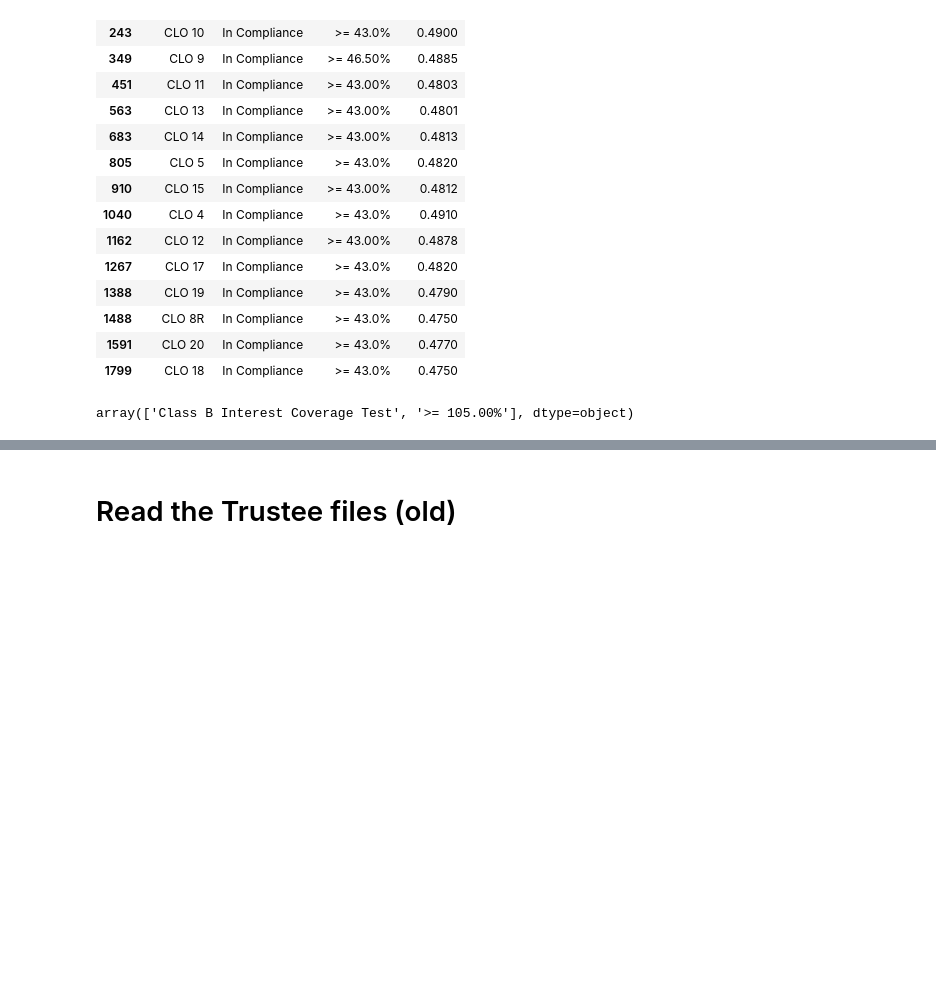
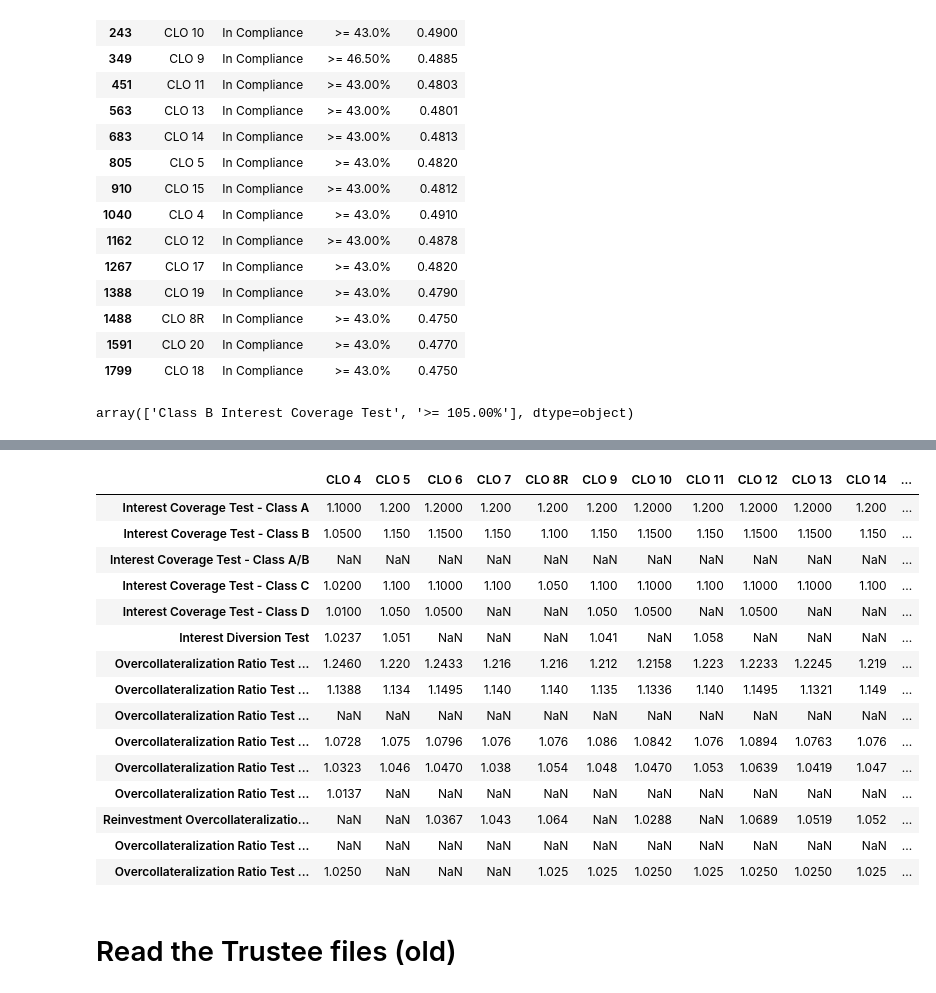
Before and after one commit to joshknechtel-gs/RM-IT, a Jupyter notebook: ComplianceChecks.ipynb, the cells around one changed output, grey strips where cells are left out. Saved outputs shown, nothing was run; the diff lists cells and outputs as text; code cells hidden in the pictures; blank space fills up the shorter version.

```diff
--- a/ComplianceChecks.ipynb
+++ b/ComplianceChecks.ipynb
@@ -1512,0 +1633,4 @@ Overcollateralization Ratio Test - Class A1 [Event of Default - Section 5.1(g)]
+# %%
+all_stats
+trigger_table
+# %% [output]
@@ -1513,3 +1654,19 @@ Overcollateralization Ratio Test - Class A1 [Event of Default - Section 5.1(g)]
+|  | CLO 4 | CLO 5 | CLO 6 | CLO 7 | CLO 8R | CLO 9 | CLO 10 | CLO 11 | CLO 12 | CLO 13 | CLO 14 | ... |
+| Interest Coverage Test - Class A | 1.1000 | 1.200 | 1.2000 | 1.200 | 1.200 | 1.200 | 1.2000 | 1.200 | 1.2000 | 1.2000 | 1.200 | ... |
+| Interest Coverage Test - Class B | 1.0500 | 1.150 | 1.1500 | 1.150 | 1.100 | 1.150 | 1.1500 | 1.150 | 1.1500 | 1.1500 | 1.150 | ... |
+| Interest Coverage Test - Class A/B | NaN | NaN | NaN | NaN | NaN | NaN | NaN | NaN | NaN | NaN | NaN | ... |
+| Interest Coverage Test - Class C | 1.0200 | 1.100 | 1.1000 | 1.100 | 1.050 | 1.100 | 1.1000 | 1.100 | 1.1000 | 1.1000 | 1.100 | ... |
+| Interest Coverage Test - Class D | 1.0100 | 1.050 | 1.0500 | NaN | NaN | 1.050 | 1.0500 | NaN | 1.0500 | NaN | NaN | ... |
+| Interest Diversion Test | 1.0237 | 1.051 | NaN | NaN | NaN | 1.041 | NaN | 1.058 | NaN | NaN | NaN | ... |
+| Overcollateralization Ratio Test ... | 1.2460 | 1.220 | 1.2433 | 1.216 | 1.216 | 1.212 | 1.2158 | 1.223 | 1.2233 | 1.2245 | 1.219 | ... |
+| Overcollateralization Ratio Test ... | 1.1388 | 1.134 | 1.1495 | 1.140 | 1.140 | 1.135 | 1.1336 | 1.140 | 1.1495 | 1.1321 | 1.149 | ... |
+| Overcollateralization Ratio Test ... | NaN | NaN | NaN | NaN | NaN | NaN | NaN | NaN | NaN | NaN | NaN | ... |
+| Overcollateralization Ratio Test ... | 1.0728 | 1.075 | 1.0796 | 1.076 | 1.076 | 1.086 | 1.0842 | 1.076 | 1.0894 | 1.0763 | 1.076 | ... |
+| Overcollateralization Ratio Test ... | 1.0323 | 1.046 | 1.0470 | 1.038 | 1.054 | 1.048 | 1.0470 | 1.053 | 1.0639 | 1.0419 | 1.047 | ... |
+| Overcollateralization Ratio Test ... | 1.0137 | NaN | NaN | NaN | NaN | NaN | NaN | NaN | NaN | NaN | NaN | ... |
+| Reinvestment Overcollateralizatio... | NaN | NaN | 1.0367 | 1.043 | 1.064 | NaN | 1.0288 | NaN | 1.0689 | 1.0519 | 1.052 | ... |
+| Overcollateralization Ratio Test ... | NaN | NaN | NaN | NaN | NaN | NaN | NaN | NaN | NaN | NaN | NaN | ... |
+| Overcollateralization Ratio Test ... | 1.0250 | NaN | NaN | NaN | 1.025 | 1.025 | 1.0250 | 1.025 | 1.0250 | 1.0250 | 1.025 | ... |
 # %% [markdown]
 # Read the Trustee files (old)
 # %%
```
Also changed, not shown: parts of 22 cells of this notebook, 1 other file.
